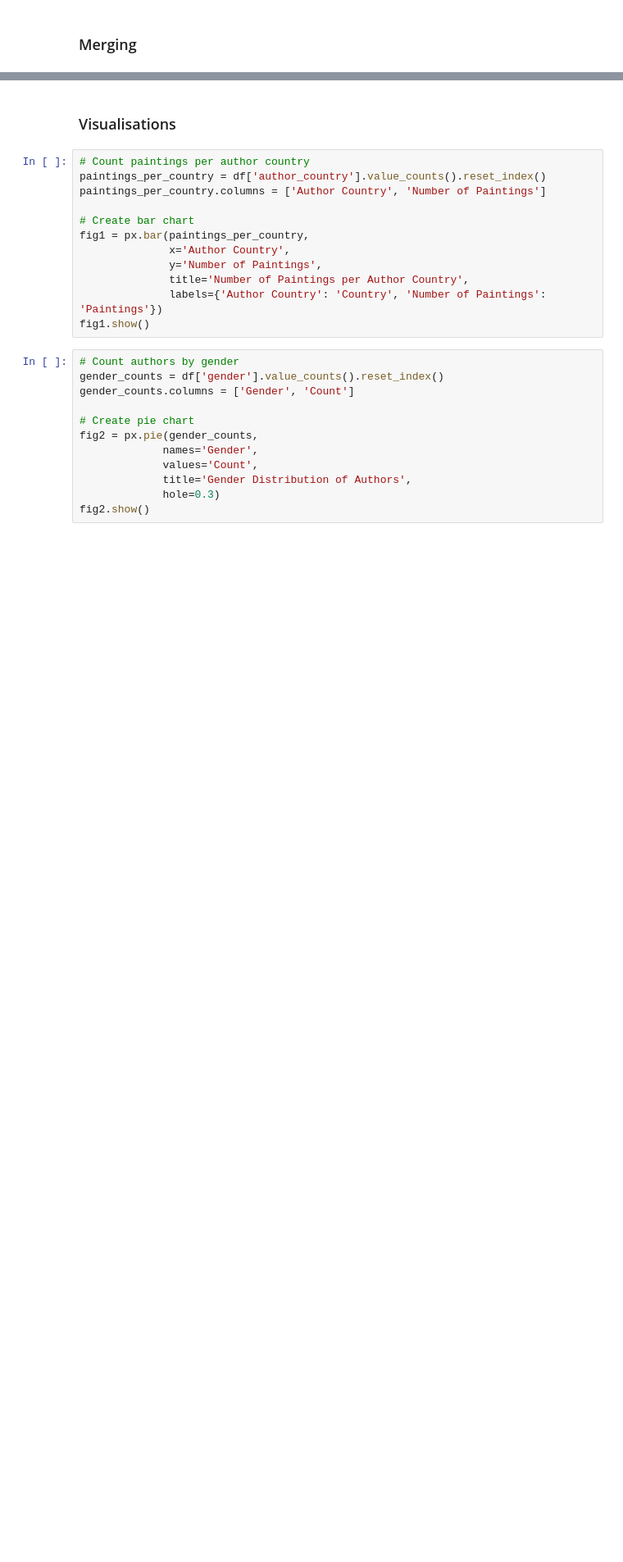
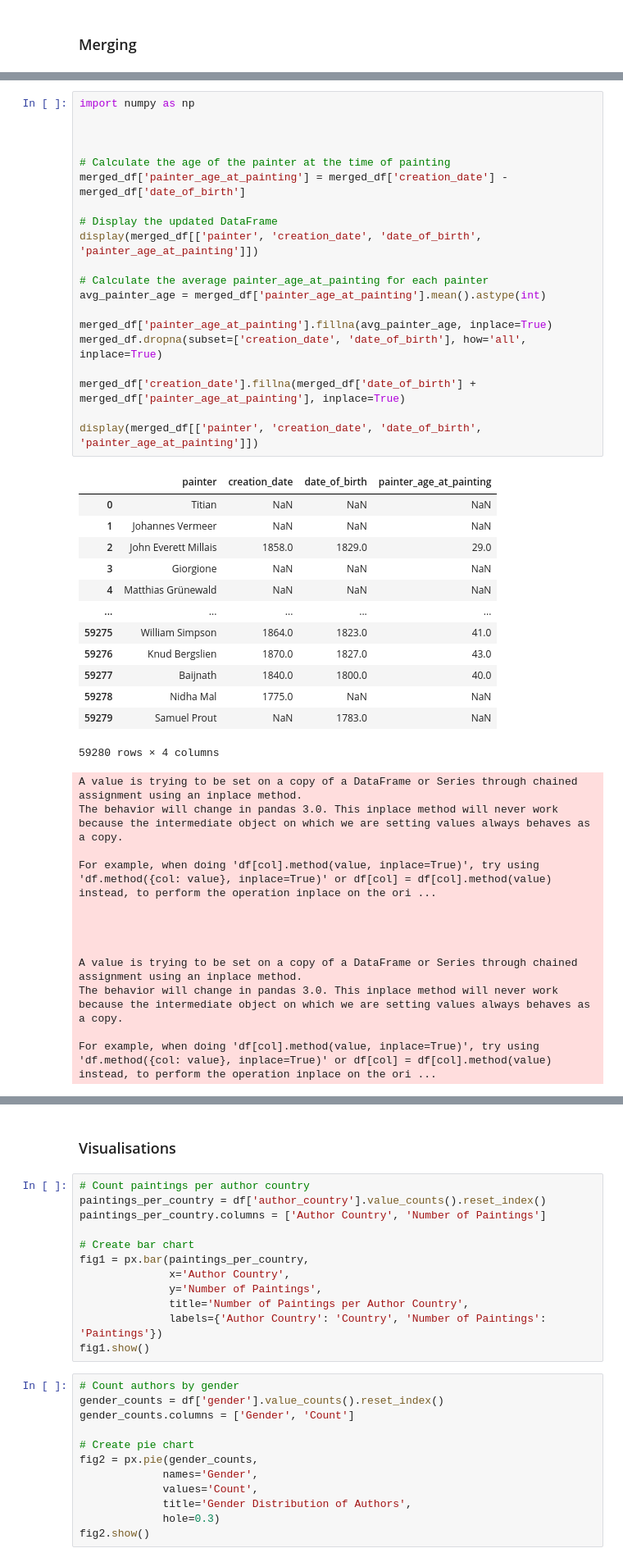
Before and after one commit to jipijipi/IH-Final-Project, a Jupyter notebook: 99-EDA.ipynb, the cells around one changed output, grey strips where cells are left out. Shown at 82% size. Saved outputs shown, nothing was run; the diff lists cells and outputs as text; blank space fills up the shorter version.

```diff
--- a/99-EDA.ipynb
+++ b/99-EDA.ipynb
@@ -165,0 +239,46 @@ merged_df
+# %%
+import numpy as np
+
+
+
+# Calculate the age of the painter at the time of painting
+merged_df['painter_age_at_painting'] = merged_df['creation_date'] - merged_df['date_of_birth']
+
+# Display the updated DataFrame
+display(merged_df[['painter', 'creation_date', 'date_of_birth', 'painter_age_at_painting']])
+
+# Calculate the average painter_age_at_painting for each painter
+avg_painter_age = merged_df['painter_age_at_painting'].mean().astype(int)
+
+merged_df['painter_age_at_painting'].fillna(avg_painter_age, inplace=True)
+merged_df.dropna(subset=['creation_date', 'date_of_birth'], how='all', inplace=True)
+
+merged_df['creation_date'].fillna(merged_df['date_of_birth'] + merged_df['painter_age_at_painting'], inplace=True)
+
+display(merged_df[['painter', 'creation_date', 'date_of_birth', 'painter_age_at_painting']])
+# %% [output]
+|  | painter | creation_date | date_of_birth | painter_age_at_painting |
+| 0 | Titian | NaN | NaN | NaN |
+| 1 | Johannes Vermeer | NaN | NaN | NaN |
+| 2 | John Everett Millais | 1858.0 | 1829.0 | 29.0 |
+| 3 | Giorgione | NaN | NaN | NaN |
+| 4 | Matthias Grünewald | NaN | NaN | NaN |
+| ... | ... | ... | ... | ... |
+| 59275 | William Simpson | 1864.0 | 1823.0 | 41.0 |
+| 59276 | Knud Bergslien | 1870.0 | 1827.0 | 43.0 |
+| 59277 | Baijnath | 1840.0 | 1800.0 | 40.0 |
+| 59278 | Nidha Mal | 1775.0 | NaN | NaN |
+| 59279 | Samuel Prout | NaN | 1783.0 | NaN |
+59280 rows × 4 columns
+A value is trying to be set on a copy of a DataFrame or Series through chained assignment using an inplace method.
+The behavior will change in pandas 3.0. This inplace method will never work because the intermediate object on which we are setting values always behaves as a copy.
+
+For example, when doing 'df[col].method(value, inplace=True)', try using 'df.method({col: value}, inplace=True)' or df[col] = df[col].method(value) instead, to perform the operation inplace on the ori ...
+
+
+
+
+A value is trying to be set on a copy of a DataFrame or Series through chained assignment using an inplace method.
+The behavior will change in pandas 3.0. This inplace method will never work because the intermediate object on which we are setting values always behaves as a copy.
+
+For example, when doing 'df[col].method(value, inplace=True)', try using 'df.method({col: value}, inplace=True)' or df[col] = df[col].method(value) instead, to perform the operation inplace on the ori ...
```
Also changed, not shown: parts of 23 cells of this notebook, 3 other files.
